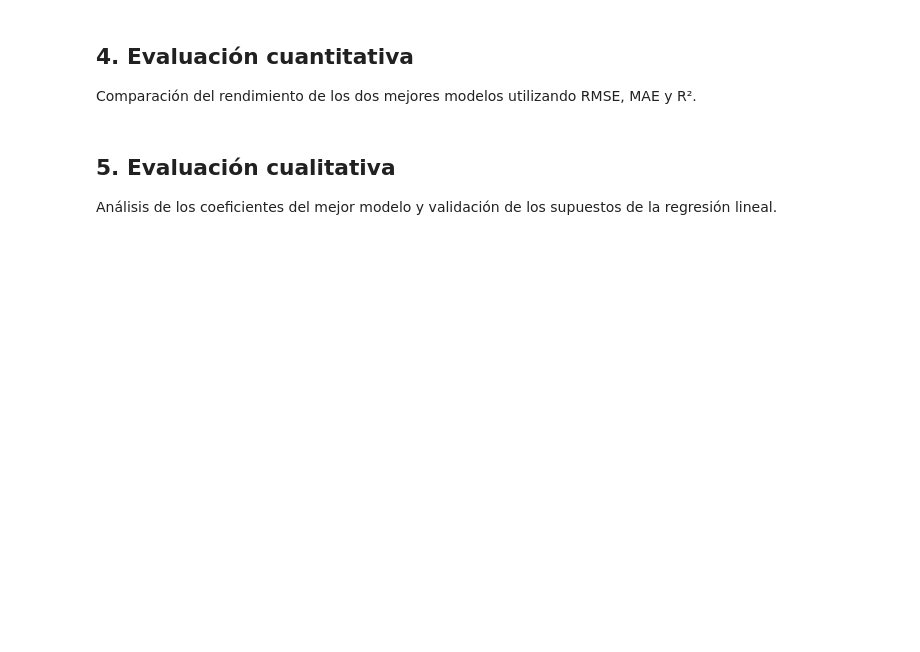
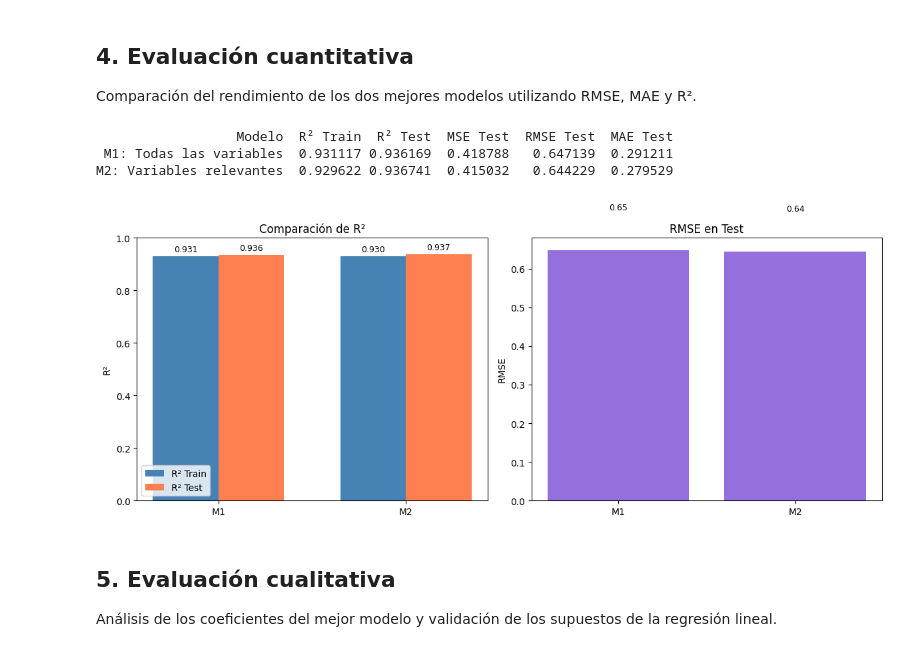
Before and after one commit to ISIS-2611-AprendizajeMaquina/MaterialDeClase-ISIS-2611, a Jupyter notebook: Laboratorios/L1 Regresion Lineal/data/Lab1_AlpesHearth_Plantilla.ipynb, the cells around one changed output. Saved outputs shown, nothing was run; the diff lists cells and outputs as text; code cells hidden in the pictures; blank space fills up the shorter version.

```diff
--- a/Laboratorios/L1 Regresion Lineal/data/Lab1_AlpesHearth_Plantilla.ipynb
+++ b/Laboratorios/L1 Regresion Lineal/data/Lab1_AlpesHearth_Plantilla.ipynb
@@ -873,7 +881,7 @@ preprocessor = ColumnTransformer(
 Ahora dividamos el dataset en entrenamiento y prueba, para esto usaremos train_test_split de sklearn. Usaremos un 80% de los datos para entrenamiento y un 20% para prueba.
 # %%
 X_train, X_test, y_train, y_test = train_test_split(
-    X, y, test_size=0.25, random_state=42
+    X, y, test_size=0.30, random_state=42
 )
 # %% [markdown]
 Ahora vamos a crear los dos modelos de regresión lineal. El primer modelo $m_1$ lo vamos a entrenar con el dataset completo, es decir, con todas las variables disponibles después de la limpieza y preparación. El segundo modelo $m_2$ solo se usaran las variables que tengan una correlación mayor a 0.04 con la variable objetivo (CVD Risk Score) para variables numericas y p-value < 0.05 para variables categóricas. Esto lo hacemos para ver si al reducir el número de variables y quedarnos solo con las más relevantes, podemos mejorar el rendimiento del modelo.
@@ -1076,6 +1084,72 @@ R²: 0.7329108798495139
 # %% [markdown]
 ## 4. Evaluación cuantitativa
 Comparación del rendimiento de los dos mejores modelos utilizando RMSE, MAE y R².
+# %%
+import matplotlib.pyplot as plt
+
+# Comparación de modelos
+results = pd.DataFrame({
+    'Modelo': ['M1: Todas las variables', 'M2: Variables relevantes'],
+    'R² Train': [
+        r2_score(y_train, y_pred_train_1),
+        r2_score(y_train, y_pred_train_2),
+    ],
+    'R² Test': [
+        r2_score(y_test, y_pred_test_1),
+        r2_score(y_test, y_pred_test_2),
+    ],
+    'MSE Test': [
+        mean_squared_error(y_test, y_pred_test_1),
+        mean_squared_error(y_test, y_pred_test_2),
+    ],
+    'RMSE Test': [
+        np.sqrt(mean_squared_error(y_test, y_pred_test_1)),
+        np.sqrt(mean_squared_error(y_test, y_pred_test_2)),
+    ],
+    'MAE Test': [
+        mean_absolute_error(y_test, y_pred_test_1),
+        mean_absolute_error(y_test, y_pred_test_2),
+    ]
+})
+
+print(results.to_string(index=False))
+
+# Gráfico de comparación
+fig, axes = plt.subplots(1, 2, figsize=(12, 5))
+
+x = range(len(results))
+width = 0.35
+
+# R² comparación
+bars1 = axes[0].bar([i - width/2 for i in x], results['R² Train'], width, label='R² Train', color='steelblue')
+bars2 = axes[0].bar([i + width/2 for i in x], results['R² Test'], width, label='R² Test', color='coral')
+axes[0].set_ylabel('R²')
+axes[0].set_title('Comparación de R²')
+axes[0].set_xticks(x)
+axes[0].set_xticklabels(['M1', 'M2'])
+axes[0].legend()
+axes[0].set_ylim(0, 1)
+for bar in bars1 + bars2:
+    axes[0].text(bar.get_x() + bar.get_width()/2., bar.get_height() + 0.01,
+                 f'{bar.get_height():.3f}', ha='center', va='bottom', fontsize=9)
+
+# RMSE comparación
+bars3 = axes[1].bar(x, results['RMSE Test'], color='mediumpurple')
+axes[1].set_ylabel('RMSE')
+axes[1].set_title('RMSE en Test')
+axes[1].set_xticks(x)
+axes[1].set_xticklabels(['M1', 'M2'])
+for bar in bars3:
+    axes[1].text(bar.get_x() + bar.get_width()/2., bar.get_height() + 0.1,
+                 f'{bar.get_height():.2f}', ha='center', va='bottom', fontsize=9)
+
+plt.tight_layout()
+plt.show()
+# %% [output]
+                  Modelo  R² Train  R² Test  MSE Test  RMSE Test  MAE Test
+ M1: Todas las variables  0.931117 0.936169  0.418788   0.647139  0.291211
+M2: Variables relevantes  0.929622 0.936741  0.415032   0.644229  0.279529
+[figure, added]
 # %% [markdown]
 ## 5. Evaluación cualitativa
 Análisis de los coeficientes del mejor modelo y validación de los supuestos de la regresión lineal.
```
Also changed, not shown: parts of 10 cells of this notebook.
